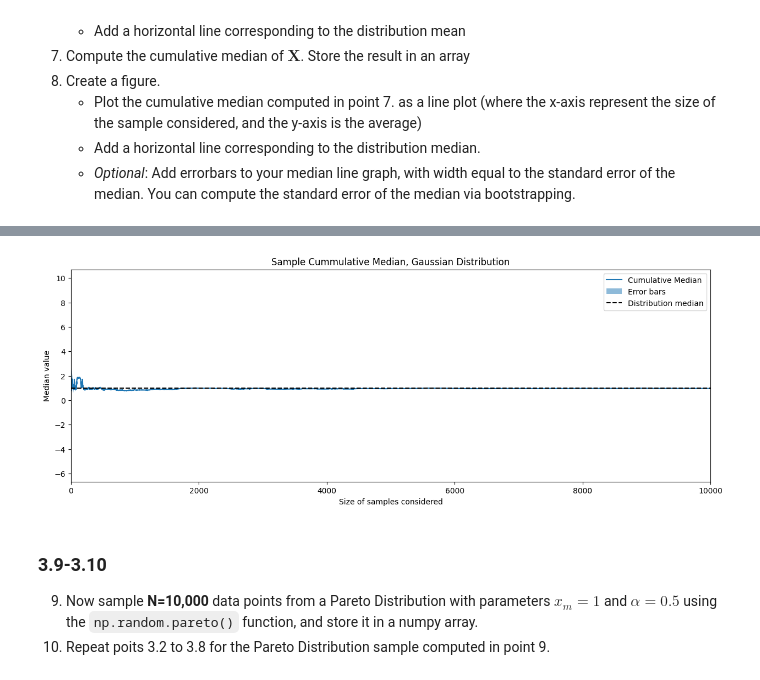
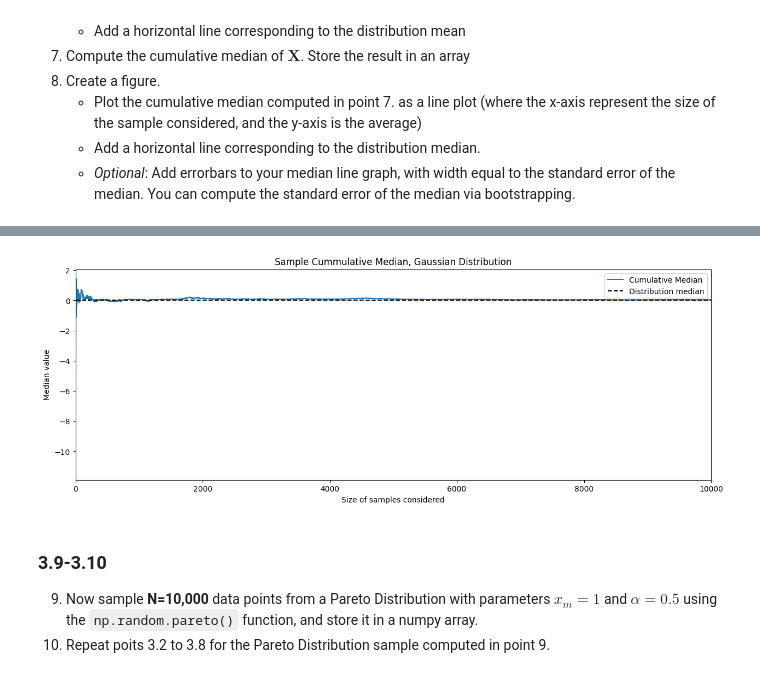
Before and after one commit to Rebekka-M/02467_CSS, a Jupyter notebook: Assignment_1.ipynb, the cells around one changed output, grey strips where cells are left out. Cells and saved outputs as stored; diff of their text form; code cells hidden in the pictures.

```diff
--- a/Assignment_1.ipynb
+++ b/Assignment_1.ipynb
@@ -224,24 +199,0 @@ AbstractData = pd.DataFrame(columns=['PaperID', 'Abstract'])
-# %%
-# get AuthorData
-i = 0
-
-# Contains the author IDs saved for all to ovoid overwriting
-with open('Exercises/authorIDs_final.pkl', 'rb') as f:
-     authorIDs = pkl.load(f)
-
-
-batch = []
-for ID in authorIDs:
-    if len(batch) < 100:
-        batch.append(ID)
-    else:
-        IDs_query = {"ids": batch}
-        response = requests.post(f'https://api.semanticscholar.org/graph/v1/author/batch?fields=authorId,name,externalIds,aliases,citationCount,affiliations,papers.paperId,papers.title,papers.year,papers.externalIds,papers.citationCount,papers.abstract,papers.authors,papers.s2FieldsOfStudy',
-                                 json=IDs_query)
-        Query = response.json()
-
-        for Query_author in Query:
-            AuthorData = pd.concat([AuthorData,
-                                    pd.DataFrame.from_dict([{'AuthorID': Query_author['authorId'], 'Name': Query_author['name'], 'Aliases': Query_author['aliases'], 'CitationCount': Query_author['citationCount'], 'Field': None}])])
-            Papers = pd.DataFrame.from_dict(Query_author['papers'])
-            PaperData = pd.concat([PaperData, Papers])
@@ -347,27 +409,16 @@ plt.show()
 # %%
-# bootstrapping for standard error of the median
-boot_median_std = np.zeros(n)
-boot_median_se = np.zeros(n)
-b = 1000
-
-for sample_size in tqdm.tqdm(np.arange(1,3000)):
-    boot_median_std[sample_size-1] = np.std(np.median(np.random.choice(X_gaussian, size=sample_size*b, replace=True).reshape(sample_size,b),axis=1))
-    boot_median_se[sample_size-1] = boot_median_std[sample_size-1]/np.sqrt(sample_size)
-
-
 # plotting
 fig, ax = plt.subplots(figsize = (15,5))
 ax.plot(np.arange(1,n+1), cum_median, label = "Cumulative Median")
-ax.fill_between(np.arange(1,n+1), cum_median - boot_median_se, cum_median + boot_median_se, label = "Error bars", alpha=0.5)
 ax.hlines(y = distribution_median, xmin=0, xmax = n, colors = 'black', linestyle = 'dashed', label = "Distribution median")
 ax.set_title("Sample Cummulative Median, Gaussian Distribution")
 ax.set_xlabel("Size of samples considered")
 ax.set_ylabel("Median value")
 ax.set_xlim(0,n)
 ax.legend()
 plt.show()
 # %% [output]
-[figure, old version]
+[figure, new version]
 # %% [markdown]
 ### 3.9-3.10
 9. Now sample **N=10,000** data points from a Pareto Distribution with parameters $x_m=1$ and $\alpha=0.5$ using the `np.random.pareto()` function, and store it in a numpy array.
```
Also changed, not shown: parts of 27 cells of this notebook, 2 other files.
